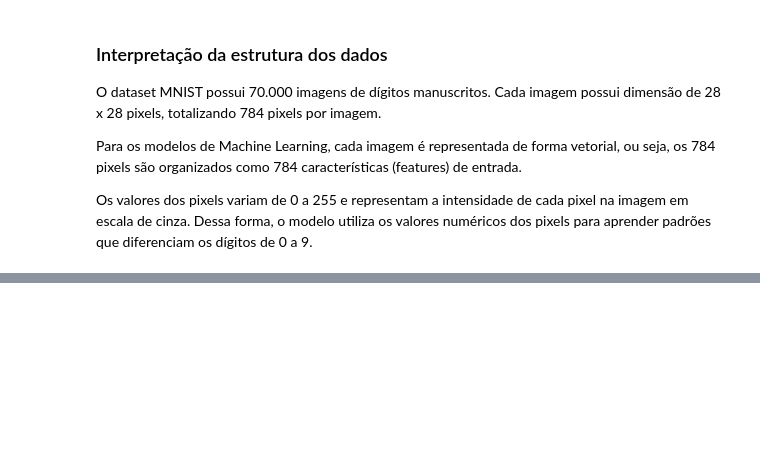
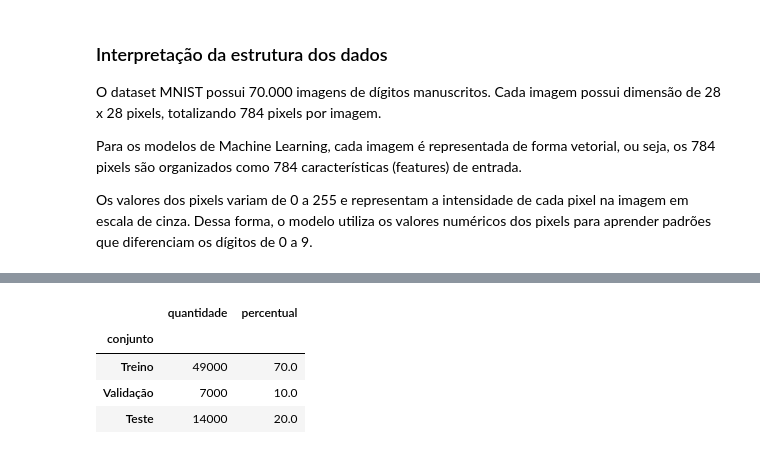
Before and after one commit to ThiOliver/projeto-mnist, a Jupyter notebook: notebooks/01_eda_mnist.ipynb, the cells around one changed output, grey strips where cells are left out. Saved outputs shown, nothing was run; the diff lists cells and outputs as text; code cells hidden in the pictures; blank space fills up the shorter version.

Commit message:
implementa preprocessamento e divisao dos dados

```diff
--- a/notebooks/01_eda_mnist.ipynb
+++ b/notebooks/01_eda_mnist.ipynb
@@ -139,0 +151,50 @@ Os valores dos pixels variam de 0 a 255 e representam a intensidade de cada pixe
+# %%
+# Importa a função utilizada para dividir os dados em subconjuntos.
+from sklearn.model_selection import train_test_split
+
+# Divide o conjunto completo em treino/validação e teste.
+# 20% dos dados são reservados para o teste final.
+X_treino_validacao, X_teste, y_treino_validacao, y_teste = train_test_split(
+    X,
+    y,
+    test_size=0.20,
+    stratify=y,
+    random_state=42
+)
+# %%
+# Divide o conjunto de treino/validação em treino e validação.
+# 12,5% dos 80% restantes correspondem a 10% do dataset original.
+X_treino, X_validacao, y_treino, y_validacao = train_test_split(
+    X_treino_validacao,
+    y_treino_validacao,
+    test_size=0.125,
+    stratify=y_treino_validacao,
+    random_state=42
+)
+# %%
+# Cria uma tabela para conferir a quantidade e o percentual de dados em cada subconjunto.
+df_divisao = pd.DataFrame({
+    'conjunto': ['Treino', 'Validação', 'Teste'],
+    'quantidade': [
+        len(X_treino),
+        len(X_validacao),
+        len(X_teste)
+    ]
+})
+
+# Calcula o percentual de cada conjunto em relação ao total.
+df_divisao['percentual'] = (
+    df_divisao['quantidade'] / len(X) *100
+).round(2)
+
+# Define a coluna "conjunto" como índice.
+df_divisao = df_divisao.set_index('conjunto')
+
+# Exibe a tabela.
+df_divisao
+# %% [output]
+|  | quantidade | percentual |
+| conjunto |  |  |
+| Treino | 49000 | 70.0 |
+| Validação | 7000 | 10.0 |
+| Teste | 14000 | 20.0 |
```
Also changed, not shown: parts of 4 cells of this notebook.
